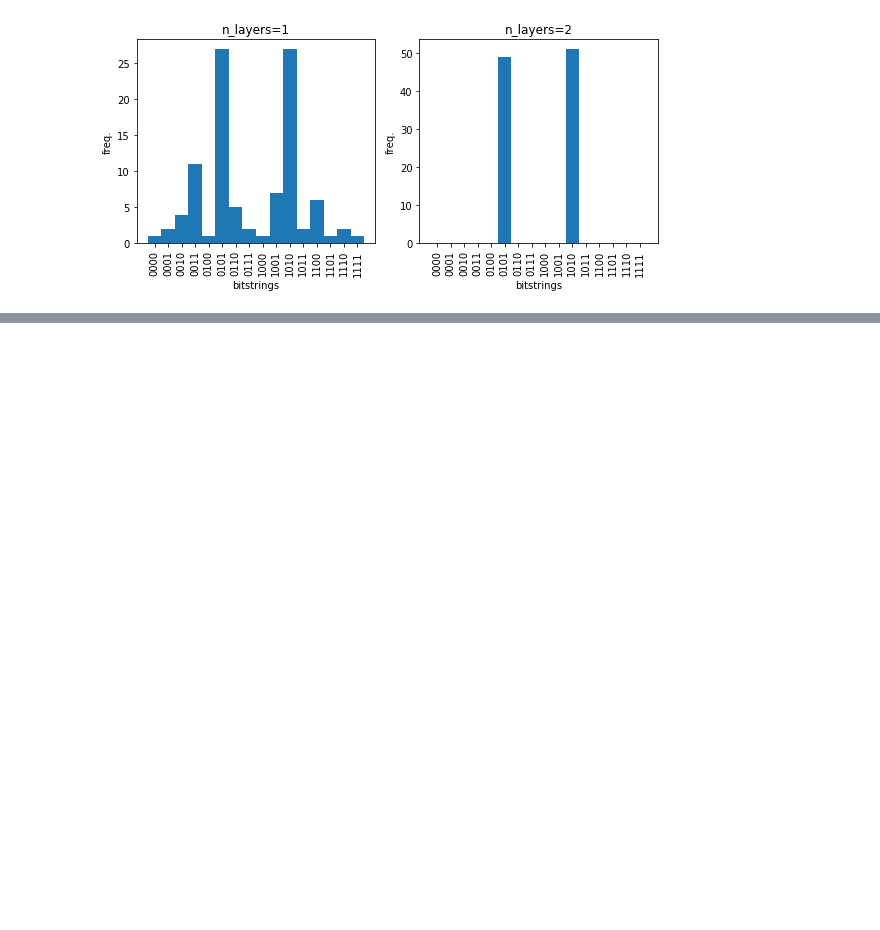
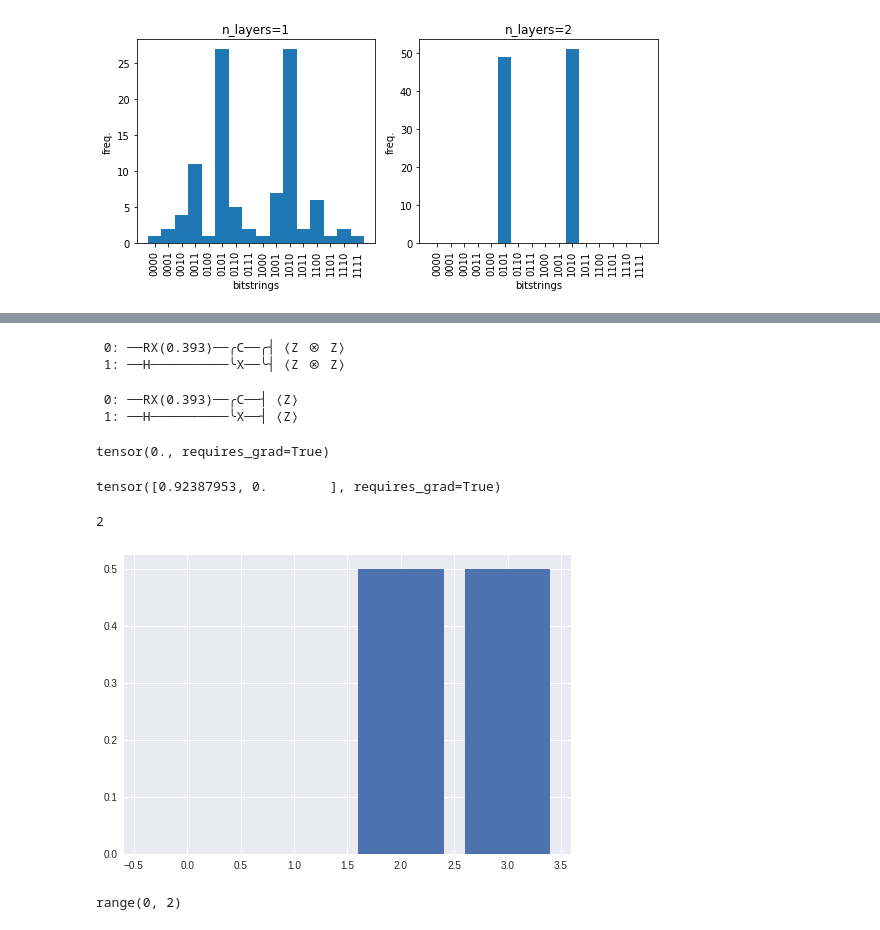
Before and after one commit to nargesalavi/QAOA-for-MAXCUT, a Jupyter notebook: QAOA_for_MaxCut.ipynb, the cells around one changed output, grey strips where cells are left out. Drawn from its saved outputs; the diff is of its cells as text; code cells hidden in the pictures; blank space fills up the shorter version.

```diff
--- a/QAOA_for_MaxCut.ipynb
+++ b/QAOA_for_MaxCut.ipynb
@@ -451,0 +401,53 @@ NameError: ignored
+# %%
+dev = qml.device("default.qubit", wires=2)
+
+wires = range(2)
+@qml.qnode(dev)
+def circuit(x,a):
+    qml.RX(x, wires=0)
+    qml.Hadamard(wires=1)
+    qml.CNOT(wires=[0, 1])
+    if a:
+      return qml.expval(qml.PauliZ(0)@qml.PauliZ(1))
+    else:
+      return [qml.expval(qml.PauliZ(i)) for i in range(2)]
+# %%
+drawer = qml.draw(circuit)
+angle = np.pi/8
+print(drawer(angle,True))
+# %% [output]
+ 0: ──RX(0.393)──╭C──╭┤ ⟨Z ⊗ Z⟩
+ 1: ──H──────────╰X──╰┤ ⟨Z ⊗ Z⟩
+# %%
+print(drawer(angle,False))
+# %% [output]
+ 0: ──RX(0.393)──╭C──┤ ⟨Z⟩
+ 1: ──H──────────╰X──┤ ⟨Z⟩
+# %%
+circuit(angle,True)
+# %% [output]
+tensor(0., requires_grad=True)
+# %%
+circuit(angle, False)
+# %% [output]
+tensor([0.92387953, 0.        ], requires_grad=True)
+# %%
+@qml.qnode(dev)
+def probability_circuit(angle):
+    qml.RX(angle, wires=0)
+    qml.Hadamard(wires=1)
+    qml.CNOT(wires=[0, 1])
+    return qml.probs(wires=wires)
+
+print(len(wires))
+probs = probability_circuit(angle)
+plt.style.use("seaborn")
+plt.bar(range(2 ** len(wires)), probs)
+plt.show()
+# %% [output]
+2
+[figure, added]
+# %%
+wires
+# %% [output]
+range(0, 2)
```
Also changed, not shown: parts of 21 cells of this notebook.
